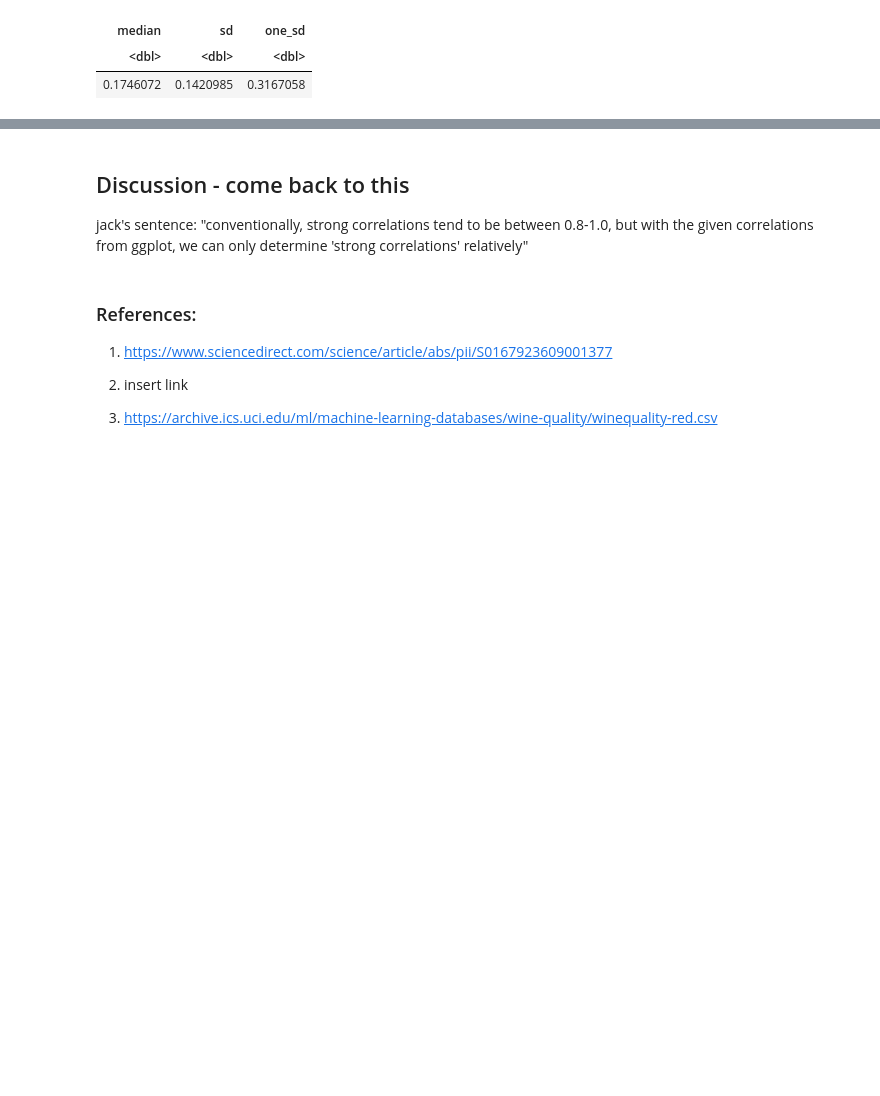
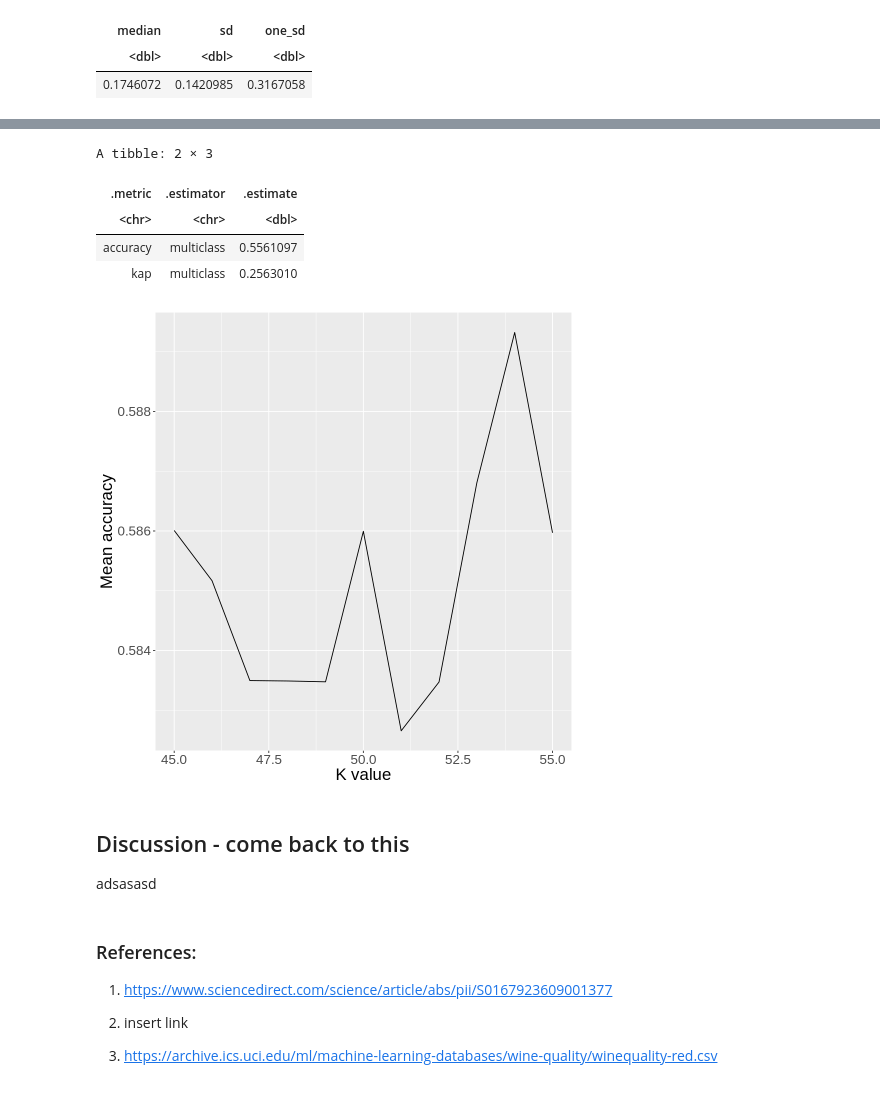
Before and after one commit to j-ackyao/Group-62-project, a Jupyter notebook: group_project_report.ipynb, the cells around one changed output, grey strips where cells are left out. Cells and saved outputs as stored; diff of their text form; code cells hidden in the pictures; blank space fills up the shorter version.

```diff
--- a/group_project_report.ipynb
+++ b/group_project_report.ipynb
@@ -380,7 +391,39 @@ something something here begins the actual data analysis using ... predictor var
+# %%
+# create model spec with tuned k
+knn_spec_tuned <- nearest_neighbor(weight_func = "rectangular", neighbors = k) |>
+    set_engine("kknn") |>
+    set_mode("classification")
+
+fit <- workflow() |>
+    add_recipe(recipe) |>
+    add_model(knn_spec_tuned) |>
+    fit(data = red_training_data)
+
+test_predictions <- predict(fit, red_testing_data) |>
+    bind_cols(red_testing_data)
+
+prediction_accuracy <- test_predictions |>
+    metrics(truth = quality, estimate = .pred_class)
+
+prediction_accuracy
+
+options(repr.plot.width = 8, repr.plot.height = 8)
+
+ggplot(filter(knn_results, .metric == "accuracy"), aes(x = neighbors, y = mean)) +
+    geom_line() +
+    labs(x = "K value", y = "Mean accuracy") +
+    theme(text = element_text(size = 20))
+# %% [output]
+A tibble: 2 × 3
+| .metric | .estimator | .estimate |
+| <chr> | <chr> | <dbl> |
+| accuracy | multiclass | 0.5561097 |
+| kap | multiclass | 0.2563010 |
+[figure, added]
 # %% [markdown]
 ## Discussion - come back to this
 
-jack's sentence: "conventionally, strong correlations tend to be between 0.8-1.0, but with the given correlations from ggplot, we can only determine 'strong correlations' relatively"
+adsasasd
 # %% [markdown]
 ### References:
 1. https://www.sciencedirect.com/science/article/abs/pii/S0167923609001377
```
Also changed, not shown: parts of 14 cells of this notebook.
